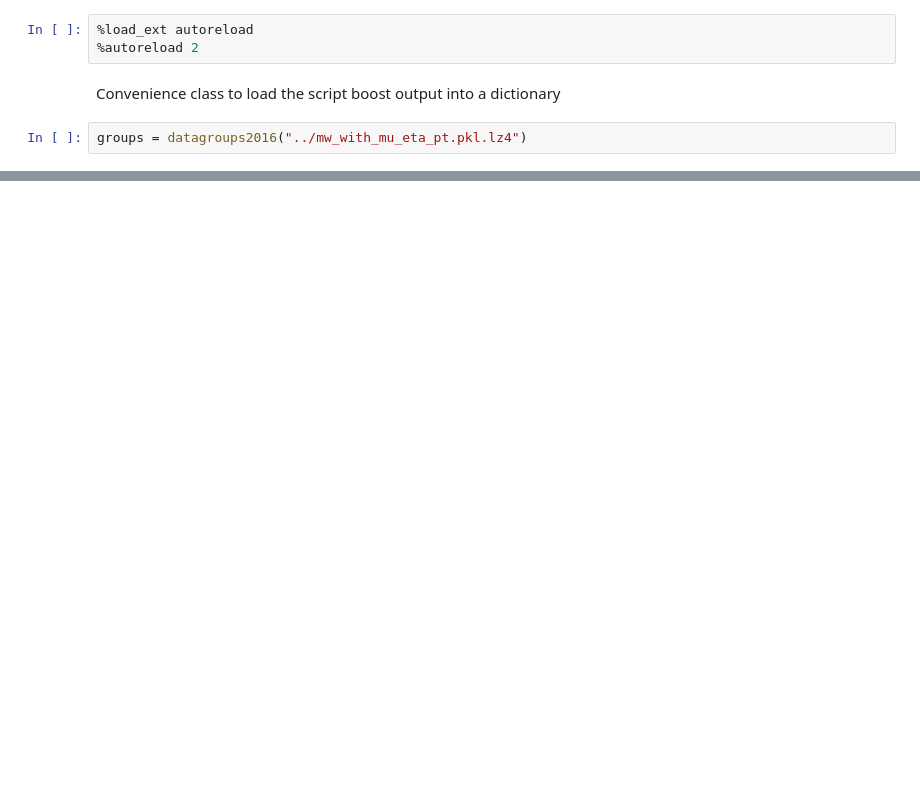
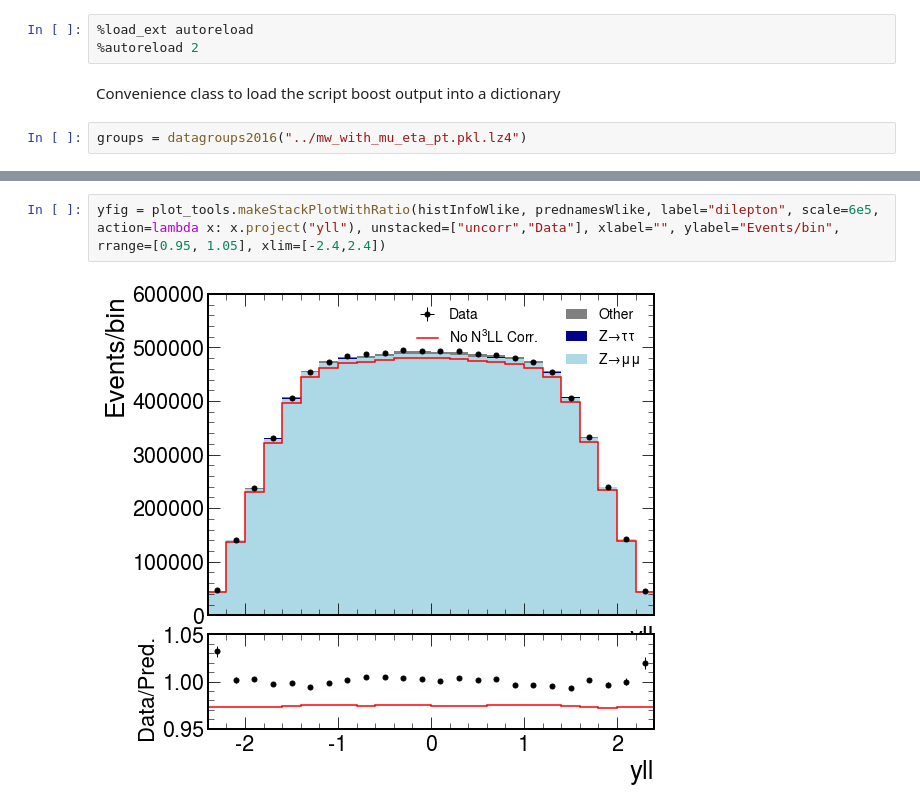
Before and after one commit to bendavid/WRemnants, a Jupyter notebook: notebooks/PlotScratch.ipynb, the cells around one changed output, grey strips where cells are left out. Saved outputs shown, nothing was run; the diff lists cells and outputs as text; blank space fills up the shorter version.

```diff
--- a/notebooks/PlotScratch.ipynb
+++ b/notebooks/PlotScratch.ipynb
@@ -67,0 +82,4 @@ ptfig = plot_tools.makeStackPlotWithRatio("pt", histInfo, prednames, label="nomi
+# %%
+yfig = plot_tools.makeStackPlotWithRatio(histInfoWlike, prednamesWlike, label="dilepton", scale=6e5, action=lambda x: x.project("yll"), unstacked=["uncorr","Data"], xlabel="", ylabel="Events/bin", rrange=[0.95, 1.05], xlim=[-2.4,2.4])
+# %% [output]
+[figure, added]
```
Also changed, not shown: parts of 20 cells of this notebook, 8 other files.
